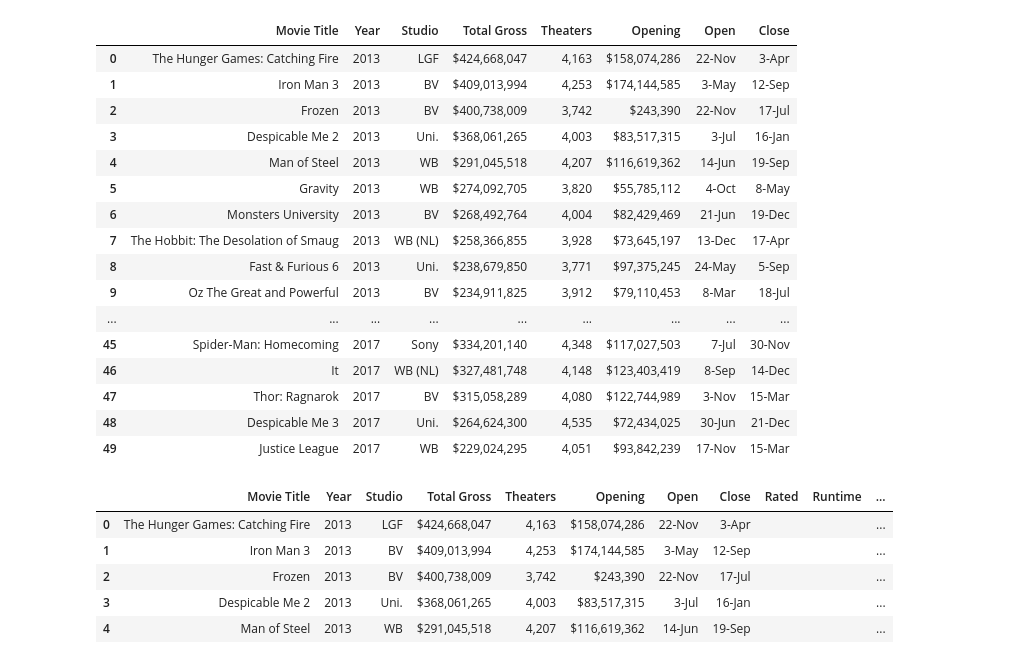
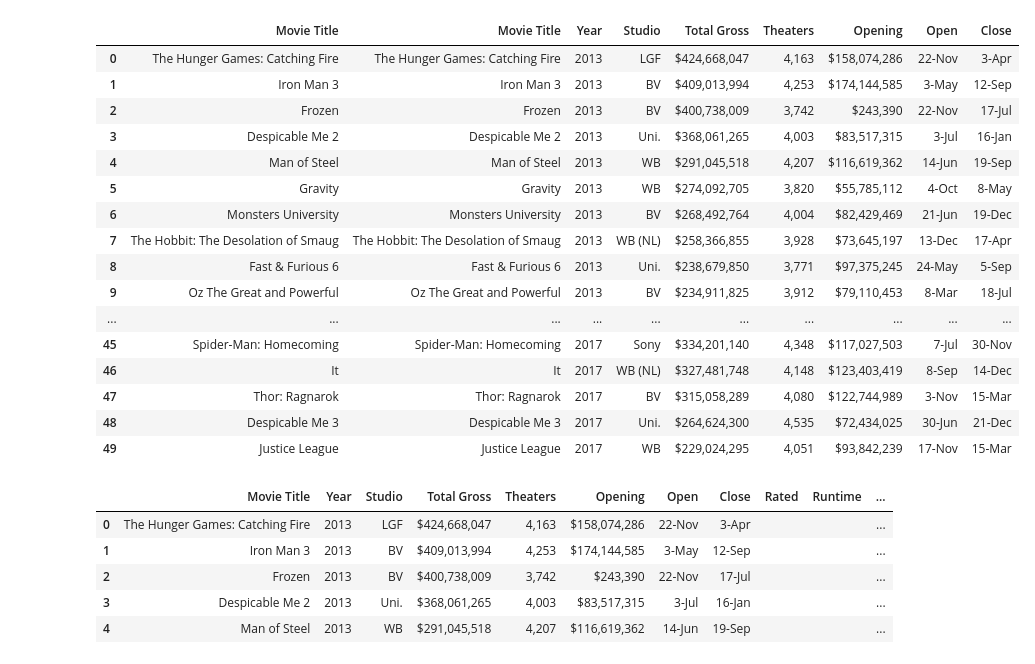
Before and after one commit to buechseli/Project-1-DS-Viz-Bootcamp, a Jupyter notebook: Movie DF- ISA.ipynb, the cells around one changed output. Saved outputs shown, nothing was run; the diff lists cells and outputs as text; code cells hidden in the pictures.

```diff
--- a/Movie DF- ISA.ipynb
+++ b/Movie DF- ISA.ipynb
@@ -22,32 +22,31 @@ s3 = s2.reset_index(level=None, drop = False, inplace = False, col_level = 0, co
 movies_merge = movies_df.merge(s3, how='inner', on="index", left_on=None, right_on=None, left_index=False, right_index=False, sort=False, suffixes=('_x', '_y'), copy=True, indicator=False)
 # %%
 #delete excessive columns
-del movies_merge["Movie Title"]
 del movies_merge[1]
 del movies_merge["index"]
 del movies_merge["Theaters.1"]
 movies_merge = movies_merge.rename(columns = {0:"Movie Title"})
 movies_merge.head()
 movies_df = movies_merge[["Movie Title", "Year", "Studio","Total Gross","Theaters", "Opening", "Open", "Close"]]
 movies_df
 # %% [output]
-|  | Movie Title | Year | Studio | Total Gross | Theaters | Opening | Open | Close |
-| 0 | The Hunger Games: Catching Fire | 2013 | LGF | $424,668,047 | 4,163 | $158,074,286 | 22-Nov | 3-Apr |
-| 1 | Iron Man 3 | 2013 | BV | $409,013,994 | 4,253 | $174,144,585 | 3-May | 12-Sep |
-| 2 | Frozen | 2013 | BV | $400,738,009 | 3,742 | $243,390 | 22-Nov | 17-Jul |
-| 3 | Despicable Me 2 | 2013 | Uni. | $368,061,265 | 4,003 | $83,517,315 | 3-Jul | 16-Jan |
-| 4 | Man of Steel | 2013 | WB | $291,045,518 | 4,207 | $116,619,362 | 14-Jun | 19-Sep |
-| 5 | Gravity | 2013 | WB | $274,092,705 | 3,820 | $55,785,112 | 4-Oct | 8-May |
-| 6 | Monsters University | 2013 | BV | $268,492,764 | 4,004 | $82,429,469 | 21-Jun | 19-Dec |
-| 7 | The Hobbit: The Desolation of Smaug | 2013 | WB (NL) | $258,366,855 | 3,928 | $73,645,197 | 13-Dec | 17-Apr |
-| 8 | Fast & Furious 6 | 2013 | Uni. | $238,679,850 | 3,771 | $97,375,245 | 24-May | 5-Sep |
-| 9 | Oz The Great and Powerful | 2013 | BV | $234,911,825 | 3,912 | $79,110,453 | 8-Mar | 18-Jul |
-| ... | ... | ... | ... | ... | ... | ... | ... | ... |
-| 45 | Spider-Man: Homecoming | 2017 | Sony | $334,201,140 | 4,348 | $117,027,503 | 7-Jul | 30-Nov |
-| 46 | It | 2017 | WB (NL) | $327,481,748 | 4,148 | $123,403,419 | 8-Sep | 14-Dec |
-| 47 | Thor: Ragnarok | 2017 | BV | $315,058,289 | 4,080 | $122,744,989 | 3-Nov | 15-Mar |
-| 48 | Despicable Me 3 | 2017 | Uni. | $264,624,300 | 4,535 | $72,434,025 | 30-Jun | 21-Dec |
-| 49 | Justice League | 2017 | WB | $229,024,295 | 4,051 | $93,842,239 | 17-Nov | 15-Mar |
+|  | Movie Title | Movie Title | Year | Studio | Total Gross | Theaters | Opening | Open | Close |
+| 0 | The Hunger Games: Catching Fire | The Hunger Games: Catching Fire | 2013 | LGF | $424,668,047 | 4,163 | $158,074,286 | 22-Nov | 3-Apr |
+| 1 | Iron Man 3 | Iron Man 3 | 2013 | BV | $409,013,994 | 4,253 | $174,144,585 | 3-May | 12-Sep |
+| 2 | Frozen | Frozen | 2013 | BV | $400,738,009 | 3,742 | $243,390 | 22-Nov | 17-Jul |
+| 3 | Despicable Me 2 | Despicable Me 2 | 2013 | Uni. | $368,061,265 | 4,003 | $83,517,315 | 3-Jul | 16-Jan |
+| 4 | Man of Steel | Man of Steel | 2013 | WB | $291,045,518 | 4,207 | $116,619,362 | 14-Jun | 19-Sep |
+| 5 | Gravity | Gravity | 2013 | WB | $274,092,705 | 3,820 | $55,785,112 | 4-Oct | 8-May |
+| 6 | Monsters University | Monsters University | 2013 | BV | $268,492,764 | 4,004 | $82,429,469 | 21-Jun | 19-Dec |
+| 7 | The Hobbit: The Desolation of Smaug | The Hobbit: The Desolation of Smaug | 2013 | WB (NL) | $258,366,855 | 3,928 | $73,645,197 | 13-Dec | 17-Apr |
+| 8 | Fast & Furious 6 | Fast & Furious 6 | 2013 | Uni. | $238,679,850 | 3,771 | $97,375,245 | 24-May | 5-Sep |
+| 9 | Oz The Great and Powerful | Oz The Great and Powerful | 2013 | BV | $234,911,825 | 3,912 | $79,110,453 | 8-Mar | 18-Jul |
+| ... | ... | ... | ... | ... | ... | ... | ... | ... | ... |
+| 45 | Spider-Man: Homecoming | Spider-Man: Homecoming | 2017 | Sony | $334,201,140 | 4,348 | $117,027,503 | 7-Jul | 30-Nov |
+| 46 | It | It | 2017 | WB (NL) | $327,481,748 | 4,148 | $123,403,419 | 8-Sep | 14-Dec |
+| 47 | Thor: Ragnarok | Thor: Ragnarok | 2017 | BV | $315,058,289 | 4,080 | $122,744,989 | 3-Nov | 15-Mar |
+| 48 | Despicable Me 3 | Despicable Me 3 | 2017 | Uni. | $264,624,300 | 4,535 | $72,434,025 | 30-Jun | 21-Dec |
+| 49 | Justice League | Justice League | 2017 | WB | $229,024,295 | 4,051 | $93,842,239 | 17-Nov | 15-Mar |
 # %%
 #Add the Additional Columns
 movies_df["Rated"] = ""
```
Also changed, not shown: 3 other files.
